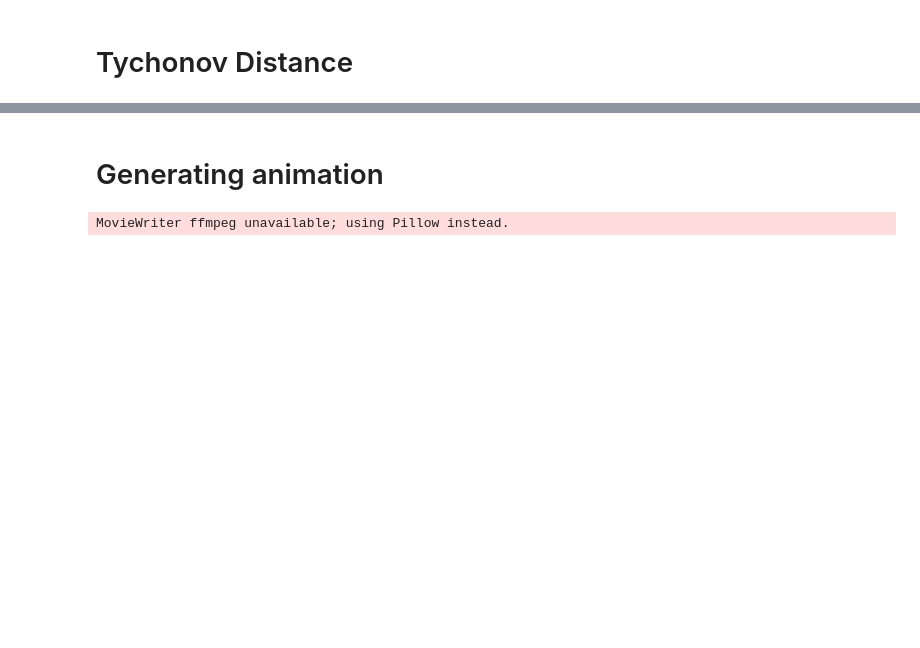
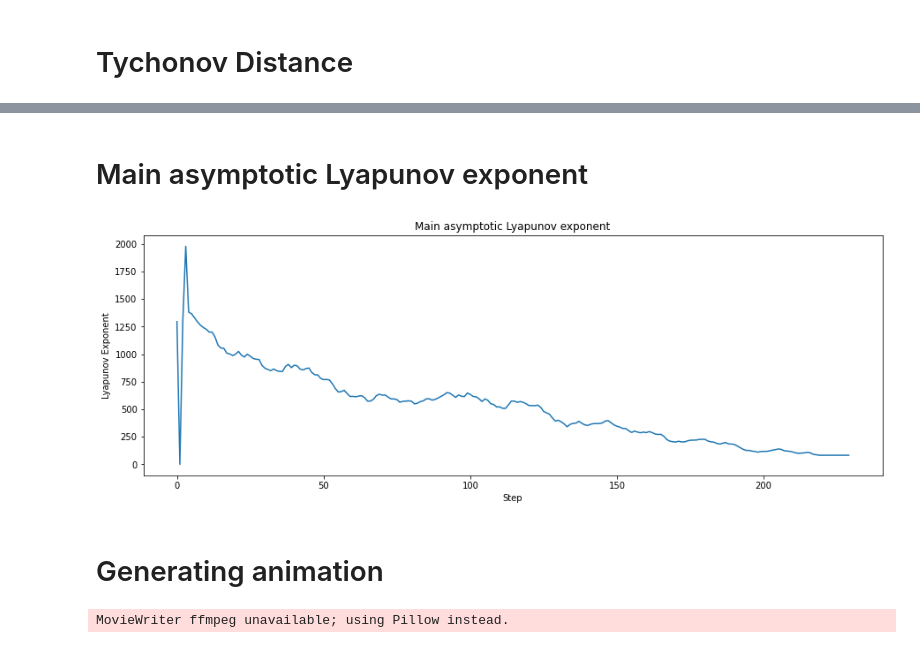
Before and after one commit to Leirof/M1-Game_of_Life, a Jupyter notebook: GameOfLife.ipynb, the cells around one changed output, grey strips where cells are left out. Drawn from its saved outputs; the diff is of its cells as text; code cells hidden in the pictures; blank space fills up the shorter version.

Commit message:
Tychonov distance and Lyapunov exponent

```diff
--- a/GameOfLife.ipynb
+++ b/GameOfLife.ipynb
@@ -125,3 +126,32 @@ plt.show()
+# %% [markdown]
+# Main asymptotic Lyapunov exponent
+# %%
+X  = zeros([GridSizeX,GridSizeY])
+dX = evolution[0].astype(int)
+X0 = X + dX
+d0 = sum(abs(dX))
+
+phi = [dX]
+phin = [dX]
+dn = [d0]
+Xn = [X0]
+for i,grid in enumerate(evolution[1:].astype(int)):
+    phi.append(grid - evolution[i-1])
+    phin.append(sum(phi,axis=0))
+    Xn.append(phin[i] + dn[i]/d0 * (phi[i] - phin[i]))
+    dn.append(sum(abs(phi[i] - phin[i])))
+
+plt.figure(figsize=[15,5])
+plt.plot(arange(len(evolution)),dn)
+# plt.plot(arange(len(evolution)),[1/len(evolution) * sum(log(array([dk/d0 for dk in dn]))) for _ in range(len(evolution))])
+plt.title("Main asymptotic Lyapunov exponent")
+plt.xlabel("Step")
+plt.ylabel("Lyapunov Exponent")
+plt.savefig(f"{path}/distance.png")
+plt.show()
+plt.show()
+# %% [output]
+[figure, added]
 # %% [markdown]
 # Generating animation
 # %%
```
Also changed, not shown: parts of 6 cells of this notebook, 7 other files.
